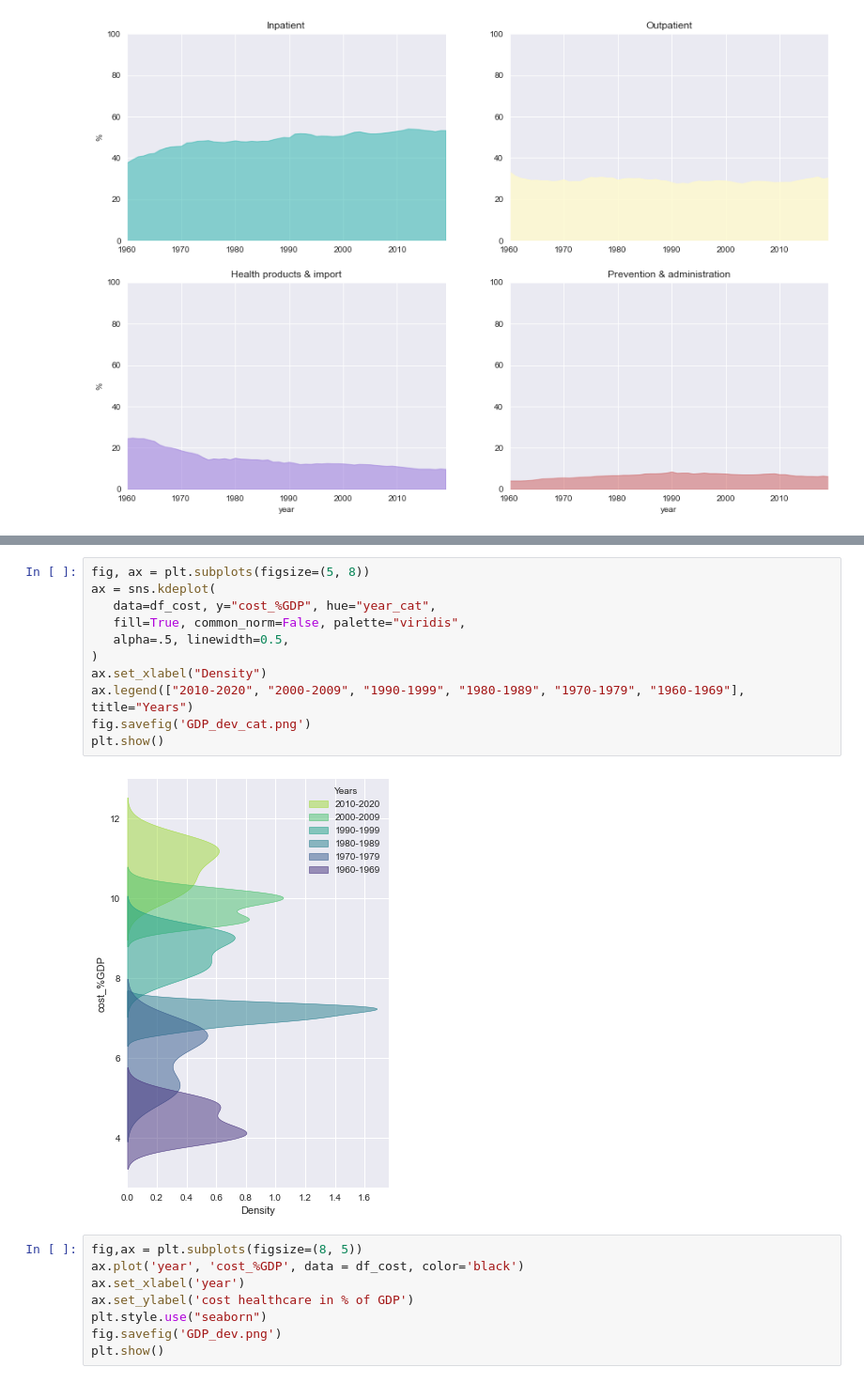
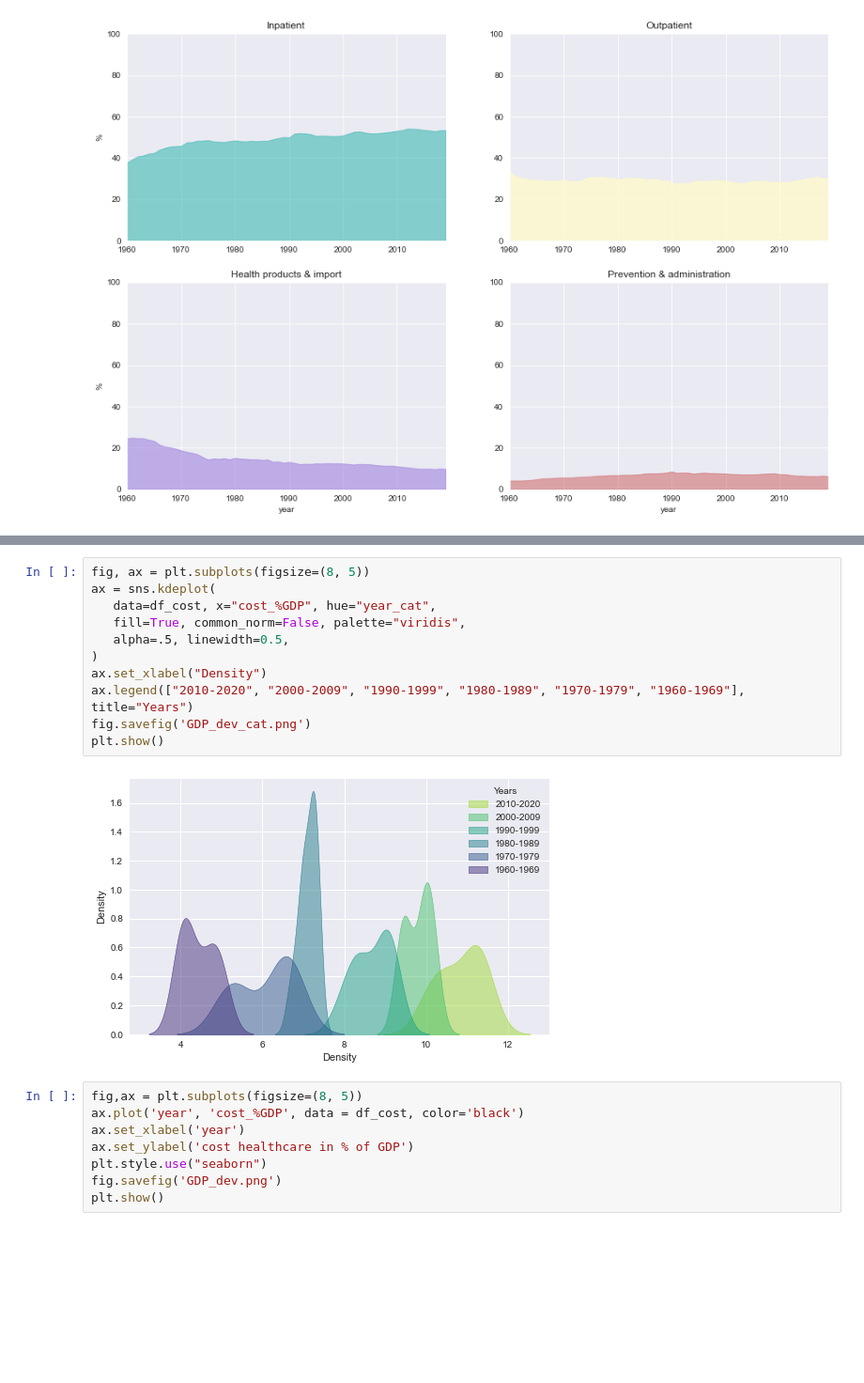
Before and after one commit to dcherzig/data-visualization, a Jupyter notebook: LO1_2.ipynb, the cells around one changed output, grey strips where cells are left out. Shown at 94% size. Cells and saved outputs as stored; diff of their text form; blank space fills up the shorter version.

```diff
--- a/LO1_2.ipynb
+++ b/LO1_2.ipynb
@@ -245,16 +206,16 @@ sns.kdeplot(
 # %%
-fig, ax = plt.subplots(figsize=(5, 8))
+fig, ax = plt.subplots(figsize=(8, 5))
 ax = sns.kdeplot(
-   data=df_cost, y="cost_%GDP", hue="year_cat",
+   data=df_cost, x="cost_%GDP", hue="year_cat",
    fill=True, common_norm=False, palette="viridis",
    alpha=.5, linewidth=0.5,
 )
 ax.set_xlabel("Density")
 ax.legend(["2010-2020", "2000-2009", "1990-1999", "1980-1989", "1970-1979", "1960-1969"], title="Years")
 fig.savefig('GDP_dev_cat.png')
 plt.show()
 # %% [output]
-[figure, old version]
+[figure, new version]
 # %%
 fig,ax = plt.subplots(figsize=(8, 5))
 ax.plot('year', 'cost_%GDP', data = df_cost, color='black')
```
Also changed, not shown: parts of 13 cells of this notebook, 3 other files.
